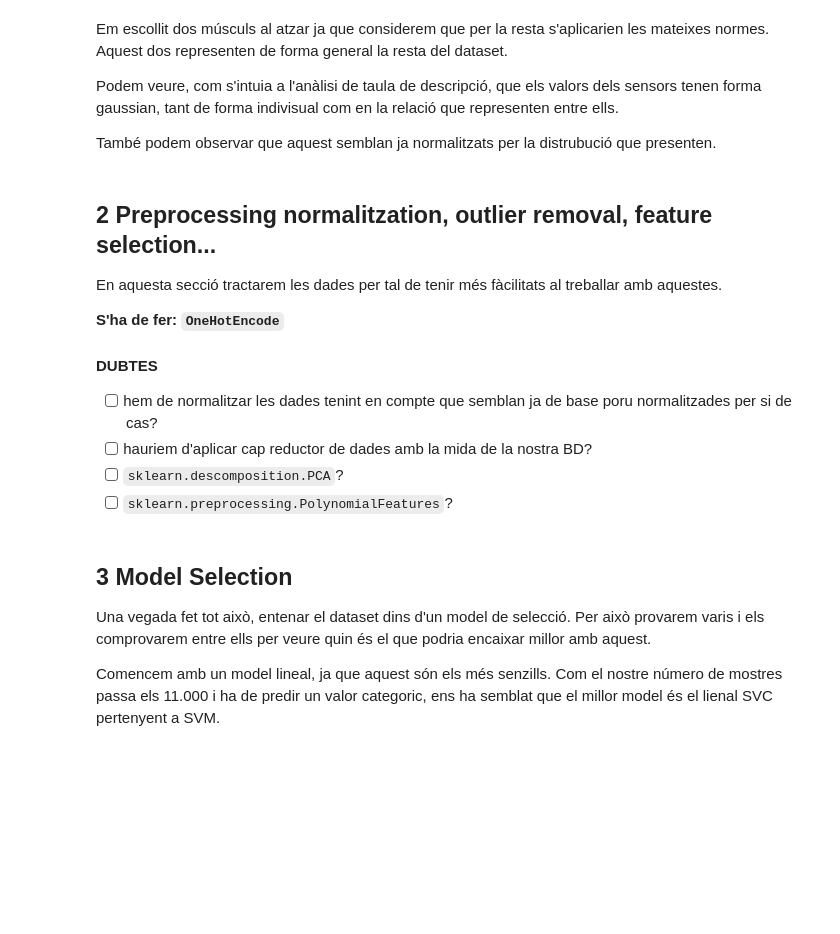
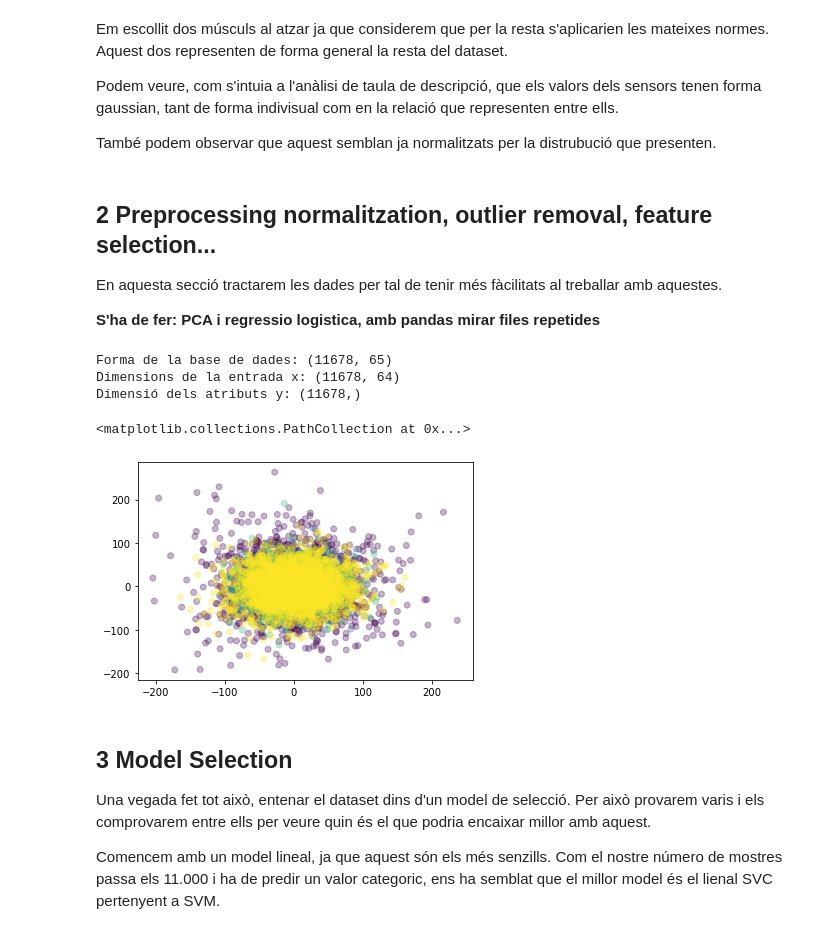
Before and after one commit to Itziar01/-ApC-Practica-1---Regressio, a Jupyter notebook: Pràctica 2/Practica2.ipynb, the cells around one changed output. Cells and saved outputs as stored; diff of their text form; code cells hidden in the pictures; blank space fills up the shorter version.

```diff
--- a/Pràctica 2/Practica2.ipynb
+++ b/Pràctica 2/Practica2.ipynb
@@ -117,13 +110,36 @@ També podem observar que aquest semblan ja normalitzats per la distrubució que
 
 En aquesta secció tractarem les dades per tal de tenir més fàcilitats al treballar amb aquestes.
 
-**S'ha de fer: `OneHotEncode`**
+**S'ha de fer: PCA i regressio logistica, amb pandas mirar files repetides**
-# %% [markdown]
-**DUBTES**
-- [ ] hem de normalitzar les dades tenint en compte que semblan ja de base poru normalitzades per si de cas?
-- [ ] hauriem d'aplicar cap reductor de dades amb la mida de la nostra BD?
-- [ ] `sklearn.descomposition.PCA`?
-- [ ] `sklearn.preprocessing.PolynomialFeatures`?
+# %%
+dataset.drop_duplicates()
+
+X = data[:, :-1]
+y = data[:, -1]
+
+print("Forma de la base de dades:", dataset.shape)
+print("Dimensions de la entrada x:", X.shape)
+print("Dimensió dels atributs y:", y.shape)
+# %% [output]
+Forma de la base de dades: (11678, 65)
+Dimensions de la entrada x: (11678, 64)
+Dimensió dels atributs y: (11678,)
+# %%
+from sklearn.preprocessing import normalize
+
+X = normalize(X)
+# %%
+from sklearn.decomposition import PCA
+from sklearn.datasets import load_digits
+digits = load_digits()
+
+pca = PCA(n_components=2)
+projected = pca.fit_transform(X)
+
+plt.scatter(projected[:,0],projected[:,1], c= y, alpha = 0.3)
+# %% [output]
+<matplotlib.collections.PathCollection at 0x...>
+[figure, added]
 # %% [markdown]
 ## 3 Model Selection
 
```
Also changed, not shown: parts of 8 cells of this notebook.
